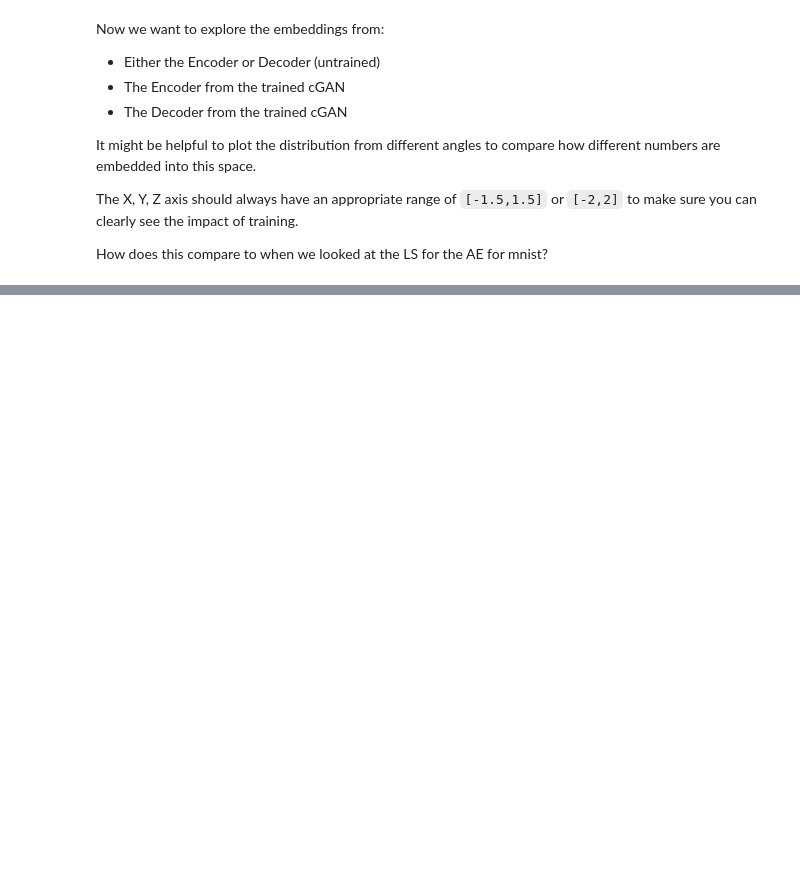
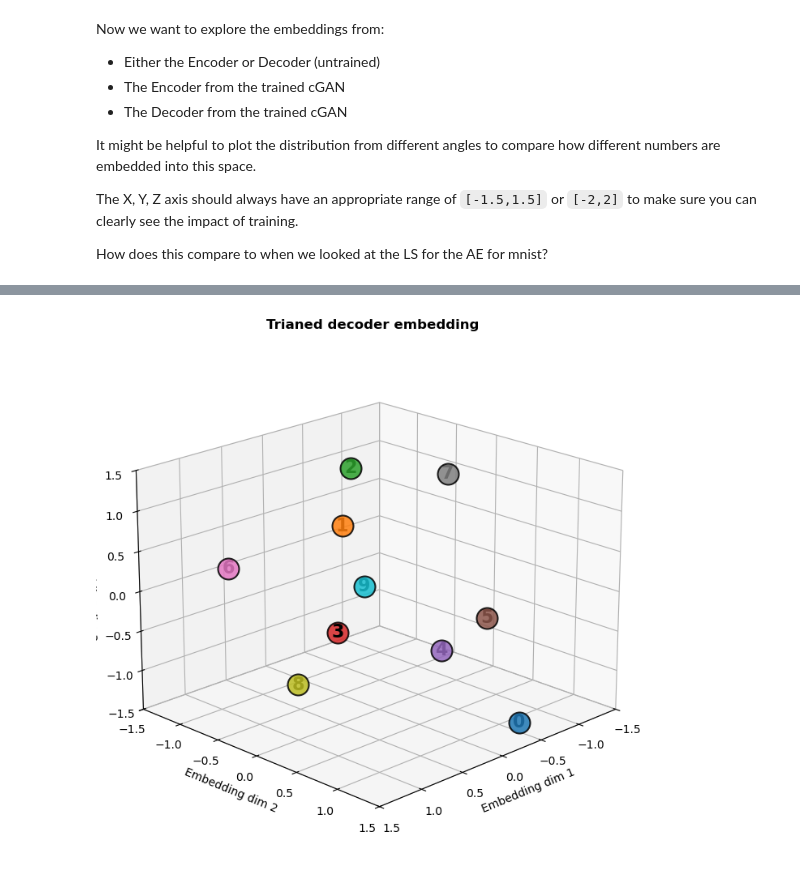
Before and after one commit to seancanobrien/AGQ-computing-2026, a Jupyter notebook: Week4/cGAN_Questions.ipynb, the cells around one changed output, grey strips where cells are left out. Cells and saved outputs as stored; diff of their text form; code cells hidden in the pictures; blank space fills up the shorter version.

```diff
--- a/Week4/cGAN_Questions.ipynb
+++ b/Week4/cGAN_Questions.ipynb
@@ -891,12 +1074,16 @@ plt.show()
 # %%
 # ============================================================
 # Trained Decoder(Generator) label embeddings from cGAN (3D, single plot)
 # ============================================================
 
+plot_3d_digit_embeddings(decoder_embeddings, "Trianed decoder embedding", digit_colors)
+
 ## FINISH_ME ##
 
 ## Plot the trained decoder embeddings in 3D as above,
 ## How do they compare to the untrained ones?
+# %% [output]
+[figure, added]
 # %%
 # ============================================================
 # Trained Encoder(Discriminator) label embeddings from cGAN (3D, single plot)
```
Also changed, not shown: parts of 11 cells of this notebook.
